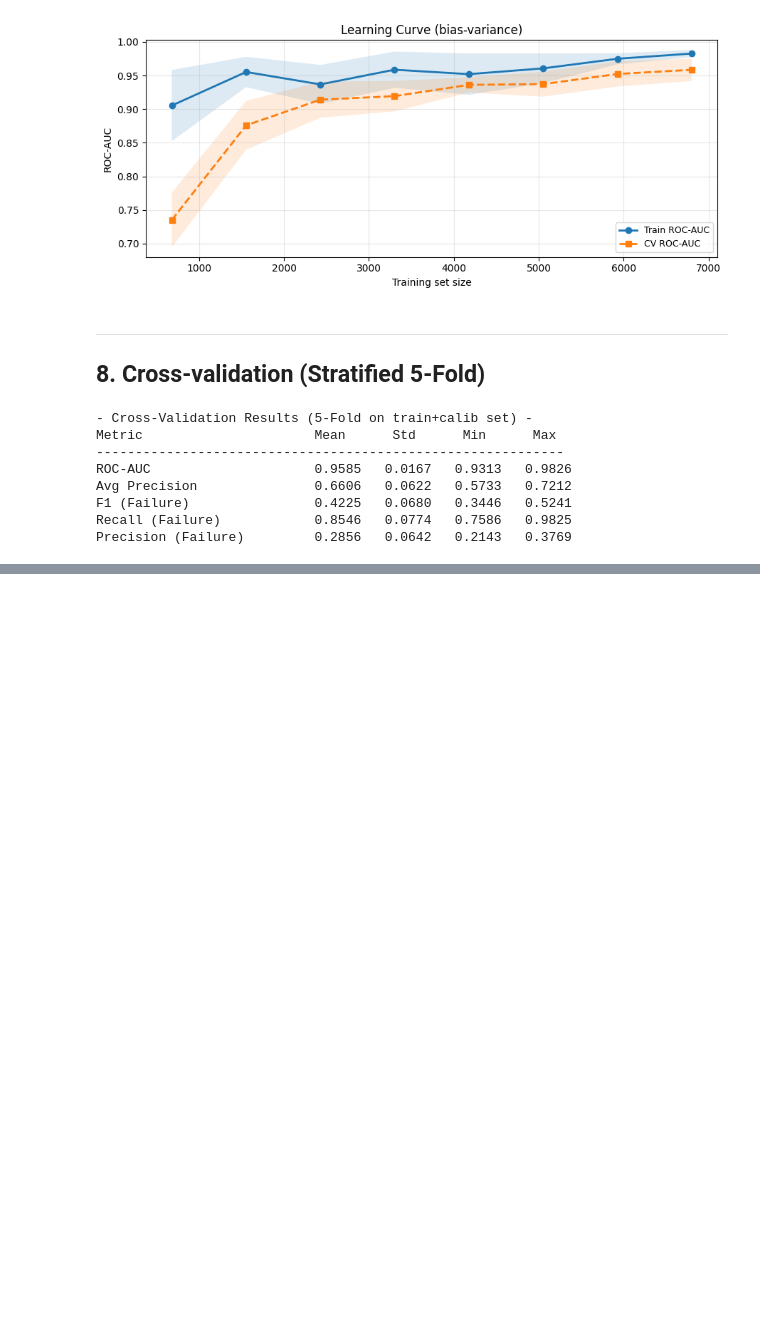
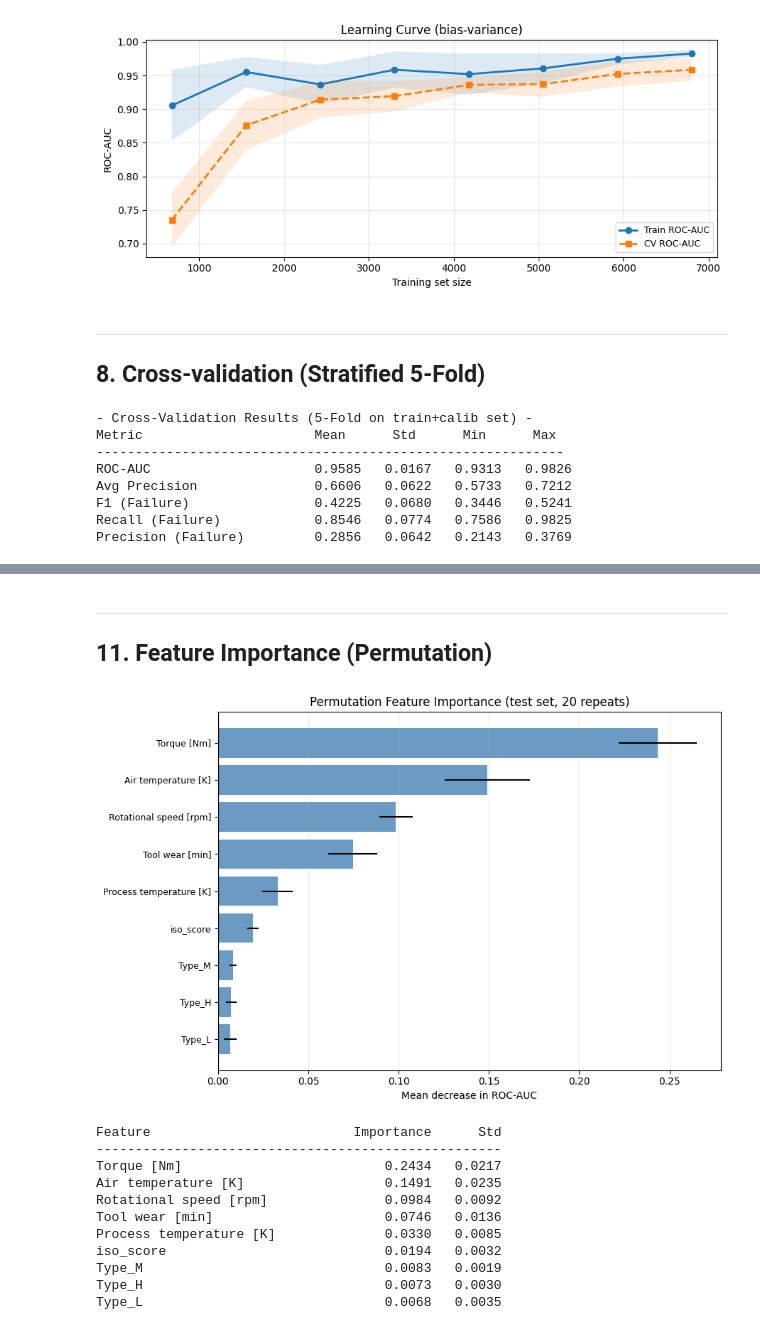
Before and after one commit to hadoyyo/Machine-Predictive-Maintenance-Expert-System, a Jupyter notebook: nn_model.ipynb, the cells around one changed output, grey strips where cells are left out. Drawn from its saved outputs; the diff is of its cells as text; code cells hidden in the pictures; blank space fills up the shorter version.

```diff
--- a/nn_model.ipynb
+++ b/nn_model.ipynb
@@ -402,0 +540,46 @@ Precision (Failure)         0.2856   0.0642   0.2143   0.3769
+# %% [markdown]
+---
+## 11. Feature Importance (Permutation)
+# %%
+perm_imp = permutation_importance(
+    base_mlp_full, X_test_sc, y_test,
+    n_repeats=20, random_state=17,
+    scoring='roc_auc'
+)
+
+sorted_idx = perm_imp.importances_mean.argsort()[::-1]
+top_n = min(20, len(feature_cols))
+
+fig, ax = plt.subplots(figsize=(9, 6))
+ax.barh(
+    range(top_n),
+    perm_imp.importances_mean[sorted_idx[:top_n]][::-1],
+    xerr=perm_imp.importances_std[sorted_idx[:top_n]][::-1],
+    align='center', color='steelblue', alpha=0.8
+)
+ax.set_yticks(range(top_n))
+ax.set_yticklabels([feature_cols[i] for i in sorted_idx[:top_n]][::-1], fontsize=9)
+ax.set_xlabel('Mean decrease in ROC-AUC')
+ax.set_title('Permutation Feature Importance (test set, 20 repeats)')
+ax.axvline(0, color='black', lw=0.8)
+ax.grid(True, alpha=0.3, axis='x')
+plt.tight_layout()
+plt.show()
+
+print(f'{"Feature":<30} {"Importance":>12} {"Std":>8}')
+print('-' * 52)
+for i in sorted_idx[:top_n]:
+    print(f'{feature_cols[i]:<30} {perm_imp.importances_mean[i]:>12.4f} {perm_imp.importances_std[i]:>8.4f}')
+# %% [output]
+[figure, added]
+Feature                          Importance      Std
+----------------------------------------------------
+Torque [Nm]                          0.2434   0.0217
+Air temperature [K]                  0.1491   0.0235
+Rotational speed [rpm]               0.0984   0.0092
+Tool wear [min]                      0.0746   0.0136
+Process temperature [K]              0.0330   0.0085
+iso_score                            0.0194   0.0032
+Type_M                               0.0083   0.0019
+Type_H                               0.0073   0.0030
+Type_L                               0.0068   0.0035
```
Also changed, not shown: parts of 16 cells of this notebook.
